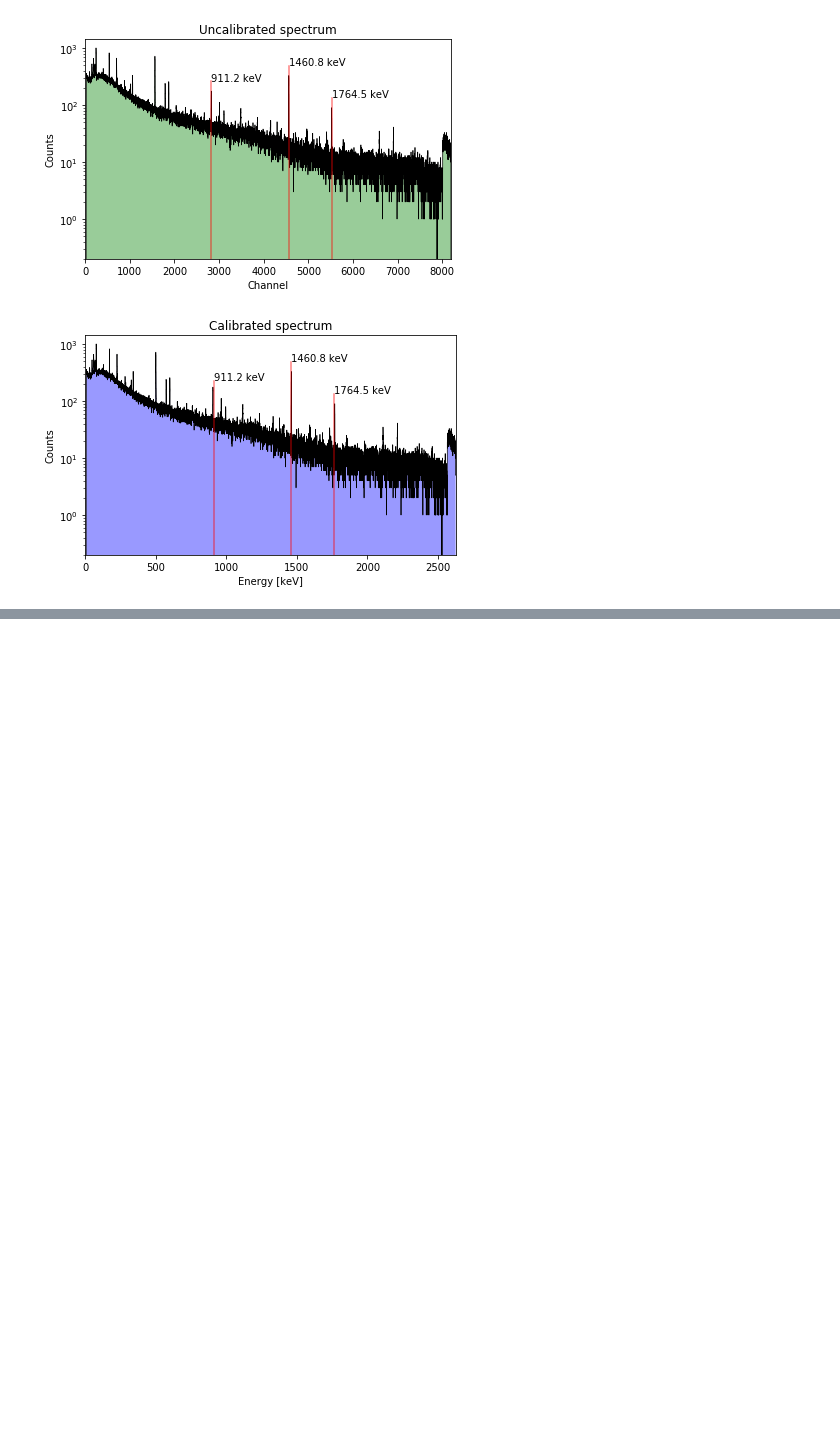
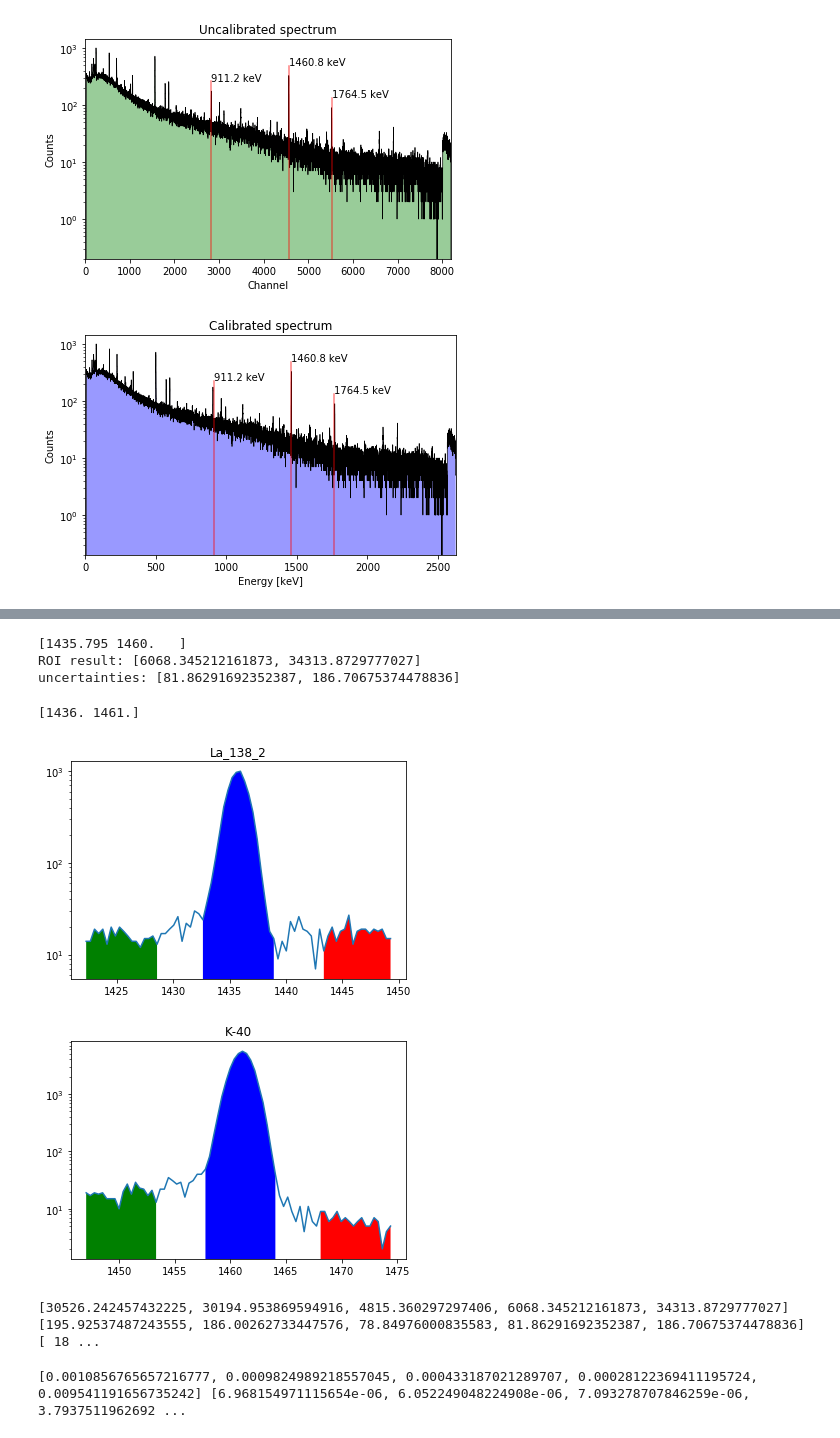
Before and after one commit to bearing/radwatch-analysis, a Jupyter notebook: eff_test_ruiqi1.ipynb, the cells around one changed output, grey strips where cells are left out. Cells and saved outputs as stored; diff of their text form; code cells hidden in the pictures; blank space fills up the shorter version.

Commit message:
updates about efficiency

```diff
--- a/eff_test_ruiqi1.ipynb
+++ b/eff_test_ruiqi1.ipynb
@@ -458,0 +217,43 @@ ax.set_yscale('log')
+# %%
+source_isotopes = np.array(['La_138_2',
+                           'K-40']);
+source_energies2 = np.array([1435.795,
+                           1460]);
+source_activities2 = np.array([454.09,
+                             454.09]);#Bq/L
+branching_ratio2 = np.array([0.66,
+                           0.11]);
+roi = ROI.ROI(spectrum, background, source_energies2, sub_type = 0)
+delta_e = 7
+window = np.array([[-2, -1], [-0.5, 0.5], [1, 2]])
+roi.set_sideband(delta_e,window)
+target_peaks2 = roi.target_peaks
+roi_result2,roi_uncer2 = roi.get_counts()
+print(target_peaks2)
+print('ROI result:',roi_result2)
+print('uncertainties:',roi_uncer2)
+# %% [output]
+[1435.795 1460.   ]
+ROI result: [6068.345212161873, 34313.8729777027]
+uncertainties: [81.86291692352387, 186.70675374478836]
+# %%
+plot_peak_region(spectrum,source_energies2)
+# %% [output]
+[1436. 1461.]
+[figure, added]
+[figure, added]
+# %%
+roi_result = roi_result1 + roi_result2
+roi_uncer = roi_uncer1 + roi_uncer2
+target_peaks = np.append(target_peaks1, target_peaks2)
+source_activities = np.append(source_activities1,source_activities2)
+branching_ratio = np.append(branching_ratio1,branching_ratio2)
+source_energies = np.append(source_energies1,source_energies2)
+print(roi_result,roi_uncer,target_peaks, source_activities, branching_ratio)
+# %% [output]
+[30526.242457432225, 30194.953869594916, 4815.360297297406, 6068.345212161873, 34313.8729777027] [195.92537487243555, 186.00262733447576, 78.84976000835583, 81.86291692352387, 186.70675374478836] [ 18 ...
+# %%
+eff,eff_uncer = efficiency(roi_result,source_activities,branching_ratio,roi_uncer)
+print(eff,eff_uncer)
+# %% [output]
+[0.0010856765657216777, 0.0009824989218557045, 0.000433187021289707, 0.00028122369411195724, 0.009541191656735242] [6.968154971115654e-06, 6.052249048224908e-06, 7.093278707846259e-06, 3.7937511962692 ...
```
Also changed, not shown: parts of 25 cells of this notebook, 1 other file.
